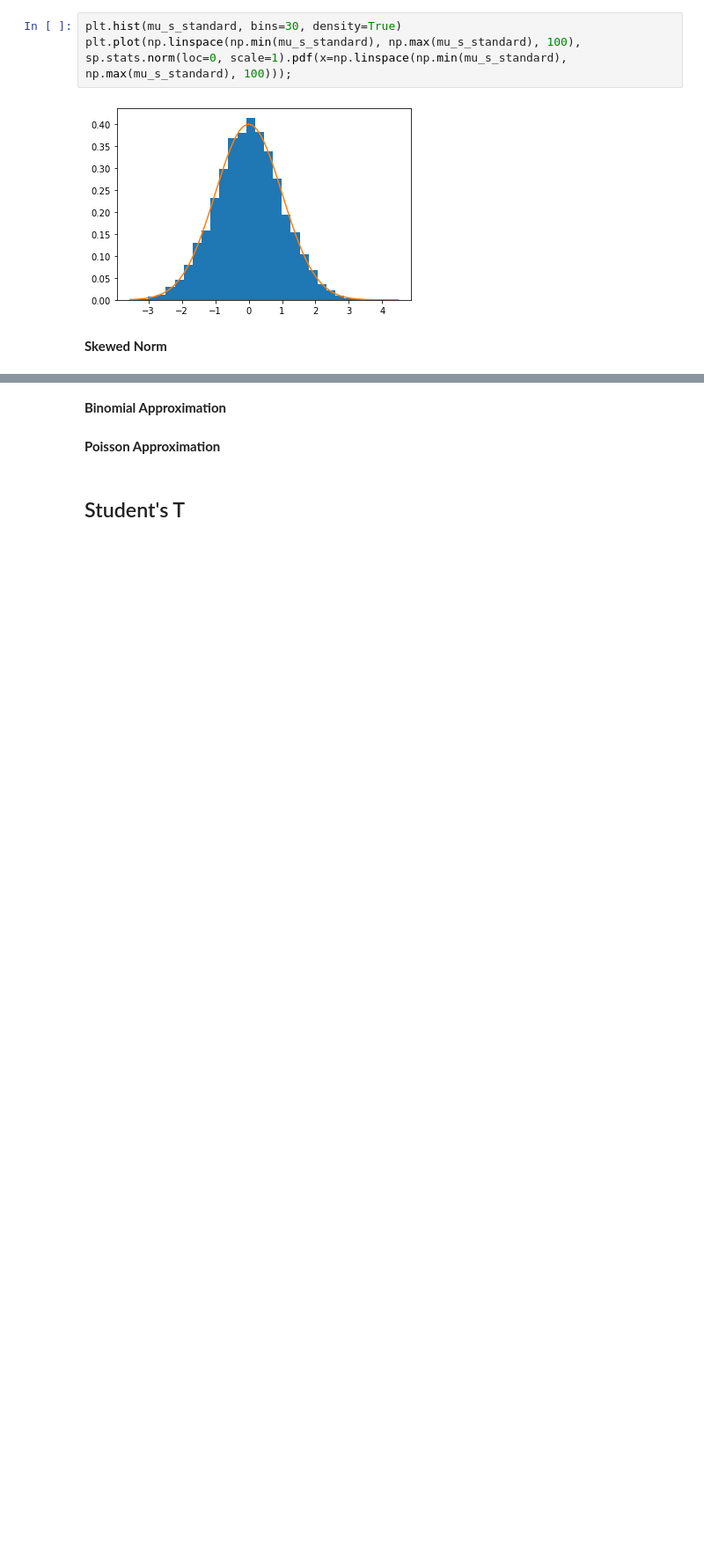
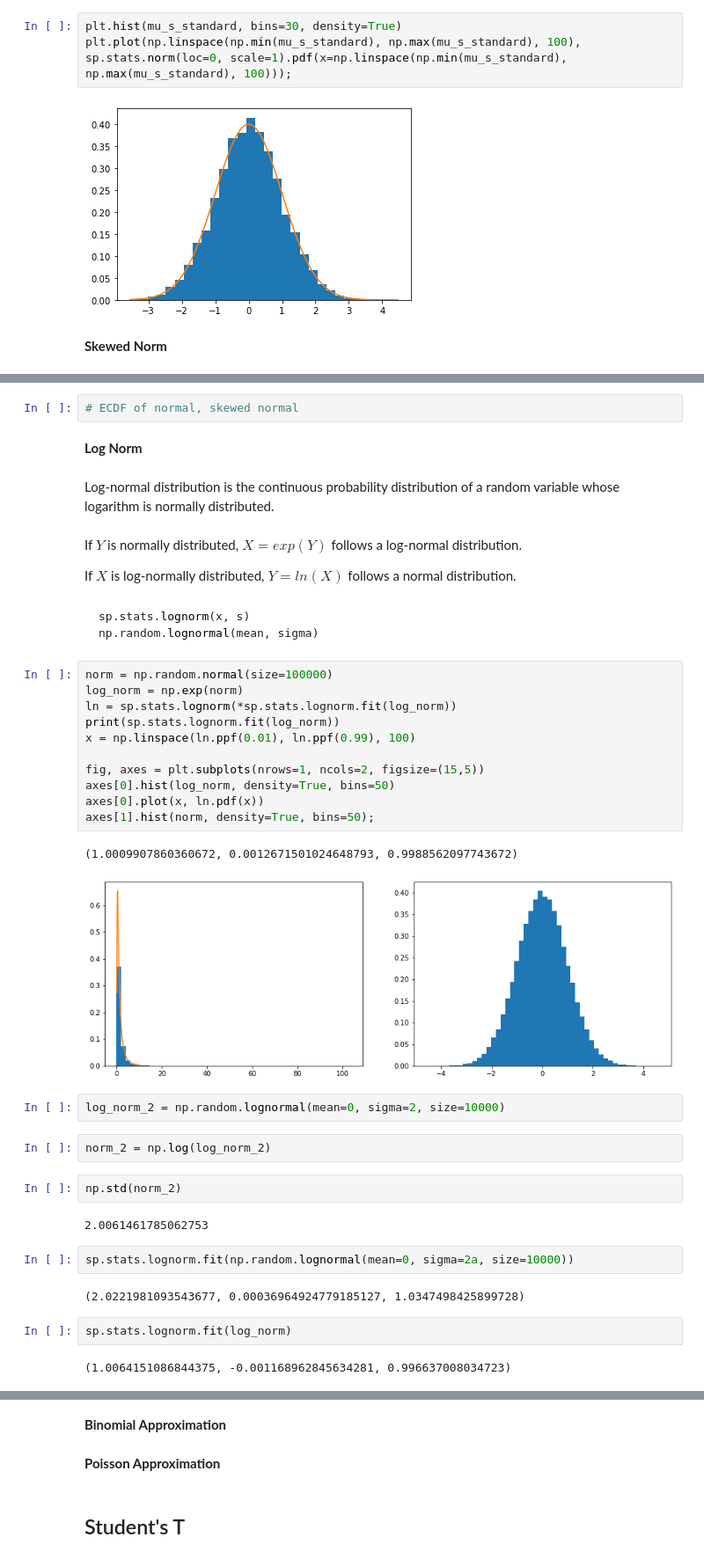
Before and after one commit to larryzzhang/analytics_compendium, a Jupyter notebook: Analytics Compendium.ipynb, the cells around one changed output, grey strips where cells are left out. Shown at 88% size. Saved outputs shown, nothing was run; the diff lists cells and outputs as text; blank space fills up the shorter version.

````diff
--- a/Analytics Compendium.ipynb
+++ b/Analytics Compendium.ipynb
@@ -603,0 +650,45 @@ plt.plot(np.linspace(np.min(mu_s_standard), np.max(mu_s_standard), 100), sp.stat
+# %%
+# ECDF of normal, skewed normal
+# %% [markdown]
+**Log Norm**
+# %% [markdown]
+Log-normal distribution is the continuous probability distribution of a random variable whose logarithm is normally distributed.
+# %% [markdown]
+If $Y$ is normally distributed, $X=exp(Y)$ follows a log-normal distribution.
+
+If $X$ is log-normally distributed, $Y=ln(X)$ follows a normal distribution.
+# %% [markdown]
+```python
+sp.stats.lognorm(x, s)
+np.random.lognormal(mean, sigma)
+```
+# %%
+norm = np.random.normal(size=100000)
+log_norm = np.exp(norm)
+ln = sp.stats.lognorm(*sp.stats.lognorm.fit(log_norm))
+print(sp.stats.lognorm.fit(log_norm))
+x = np.linspace(ln.ppf(0.01), ln.ppf(0.99), 100)
+
+fig, axes = plt.subplots(nrows=1, ncols=2, figsize=(15,5))
+axes[0].hist(log_norm, density=True, bins=50)
+axes[0].plot(x, ln.pdf(x))
+axes[1].hist(norm, density=True, bins=50);
+# %% [output]
+(1.0009907860360672, 0.0012671501024648793, 0.9988562097743672)
+[figure, added]
+# %%
+log_norm_2 = np.random.lognormal(mean=0, sigma=2, size=10000)
+# %%
+norm_2 = np.log(log_norm_2)
+# %%
+np.std(norm_2)
+# %% [output]
+2.0061461785062753
+# %%
+sp.stats.lognorm.fit(np.random.lognormal(mean=0, sigma=2a, size=10000))
+# %% [output]
+(2.0221981093543677, 0.00036964924779185127, 1.0347498425899728)
+# %%
+sp.stats.lognorm.fit(log_norm)
+# %% [output]
+(1.0064151086844375, -0.001168962845634281, 0.996637008034723)
````
Also changed, not shown: parts of 41 cells of this notebook.
